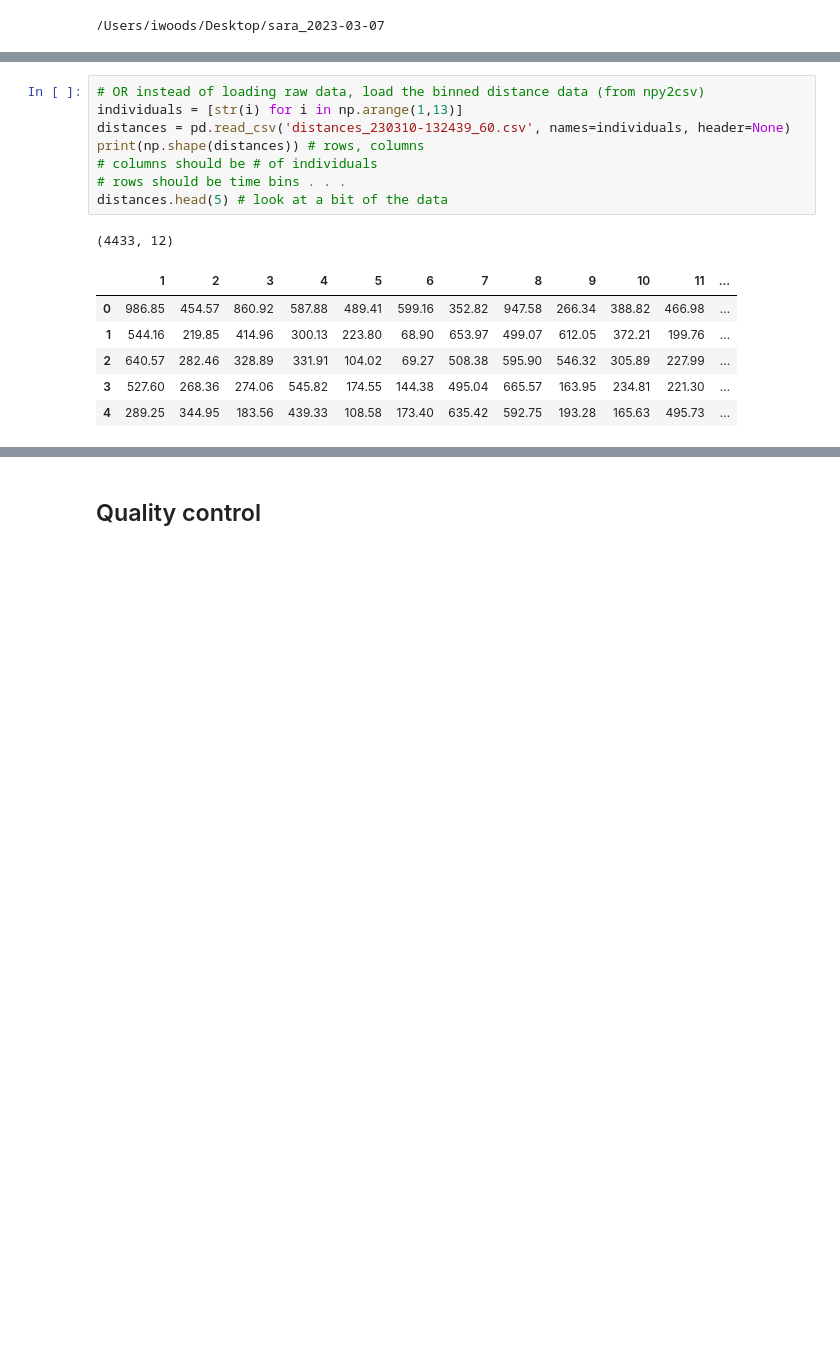
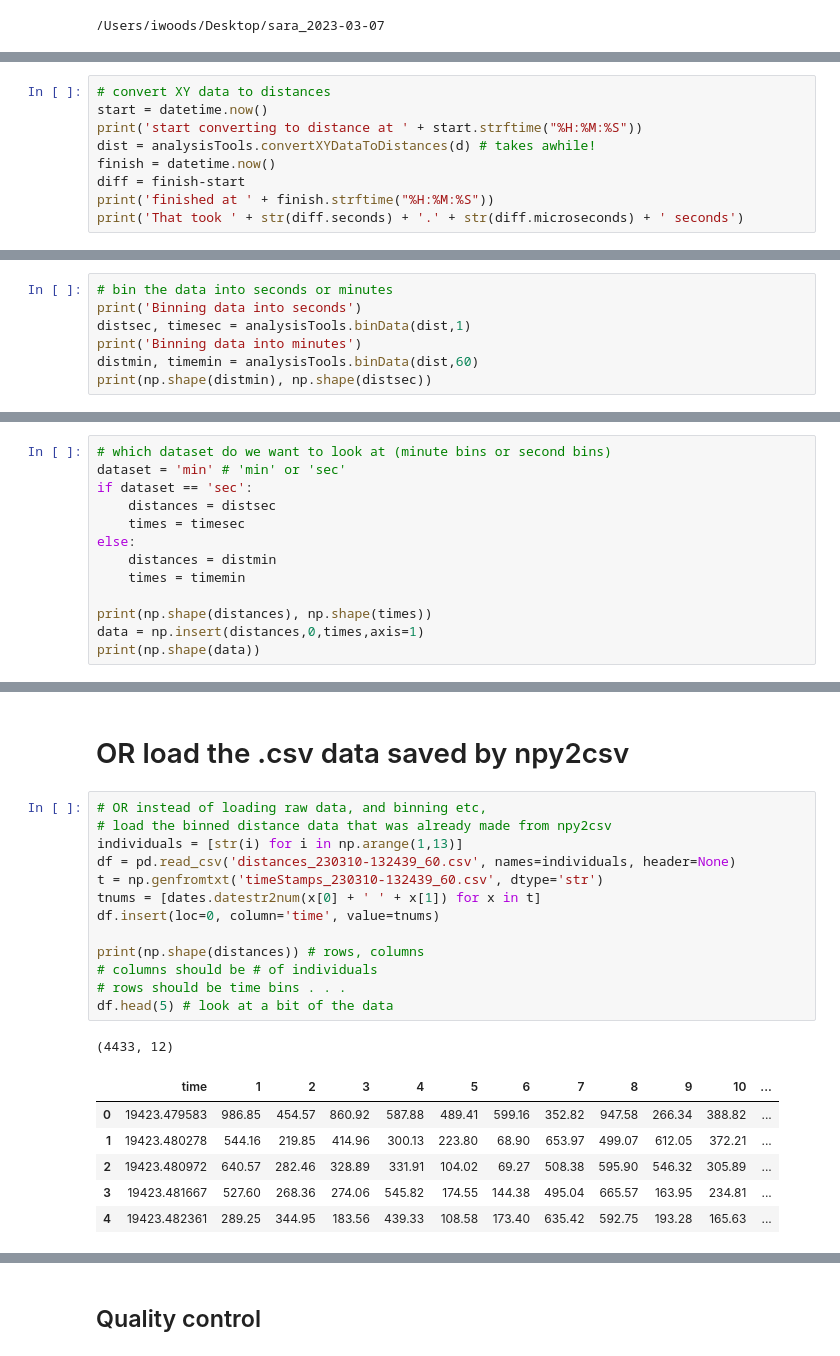
Before and after one commit to enwudz/pytracker, a Jupyter notebook: videotrack_analysis_daphnia.ipynb, the cells around one changed output, grey strips where cells are left out. Cells and saved outputs as stored; diff of their text form; blank space fills up the shorter version.

```diff
--- a/videotrack_analysis_daphnia.ipynb
+++ b/videotrack_analysis_daphnia.ipynb
@@ -21 +35,10 @@ Loading .npy files
 (2736000, 25)
+# %%
+# convert XY data to distances
+start = datetime.now()
+print('start converting to distance at ' + start.strftime("%H:%M:%S"))
+dist = analysisTools.convertXYDataToDistances(d) # takes awhile!
+finish = datetime.now()
+diff = finish-start
+print('finished at ' + finish.strftime("%H:%M:%S"))
+print('That took ' + str(diff.seconds) + '.' + str(diff.microseconds) + ' seconds')
@@ -21,0 +49,7 @@ Loading .npy files
+# %%
+# bin the data into seconds or minutes
+print('Binning data into seconds')
+distsec, timesec = analysisTools.binData(dist,1)
+print('Binning data into minutes')
+distmin, timemin = analysisTools.binData(dist,60)
+print(np.shape(distmin), np.shape(distsec))
@@ -21,0 +64,13 @@ Loading .npy files
+# %%
+# which dataset do we want to look at (minute bins or second bins)
+dataset = 'min' # 'min' or 'sec'
+if dataset == 'sec':
+    distances = distsec
+    times = timesec
+else:
+    distances = distmin
+    times = timemin
+
+print(np.shape(distances), np.shape(times))
+data = np.insert(distances,0,times,axis=1)
+print(np.shape(data))
@@ -22,16 +91,23 @@ Loading .npy files
+# %% [markdown]
+# OR load the .csv data saved by npy2csv
 # %%
-# OR instead of loading raw data, load the binned distance data (from npy2csv)
+# OR instead of loading raw data, and binning etc,
+# load the binned distance data that was already made from npy2csv
 individuals = [str(i) for i in np.arange(1,13)]
-distances = pd.read_csv('distances_230310-132439_60.csv', names=individuals, header=None)
+df = pd.read_csv('distances_230310-132439_60.csv', names=individuals, header=None)
+t = np.genfromtxt('timeStamps_230310-132439_60.csv', dtype='str')
+tnums = [dates.datestr2num(x[0] + ' ' + x[1]) for x in t]
+df.insert(loc=0, column='time', value=tnums)
+
 print(np.shape(distances)) # rows, columns
 # columns should be # of individuals
 # rows should be time bins . . .
-distances.head(5) # look at a bit of the data
+df.head(5) # look at a bit of the data
 # %% [output]
 (4433, 12)
-|  | 1 | 2 | 3 | 4 | 5 | 6 | 7 | 8 | 9 | 10 | 11 | ... |
-| 0 | 986.85 | 454.57 | 860.92 | 587.88 | 489.41 | 599.16 | 352.82 | 947.58 | 266.34 | 388.82 | 466.98 | ... |
-| 1 | 544.16 | 219.85 | 414.96 | 300.13 | 223.80 | 68.90 | 653.97 | 499.07 | 612.05 | 372.21 | 199.76 | ... |
-| 2 | 640.57 | 282.46 | 328.89 | 331.91 | 104.02 | 69.27 | 508.38 | 595.90 | 546.32 | 305.89 | 227.99 | ... |
-| 3 | 527.60 | 268.36 | 274.06 | 545.82 | 174.55 | 144.38 | 495.04 | 665.57 | 163.95 | 234.81 | 221.30 | ... |
-| 4 | 289.25 | 344.95 | 183.56 | 439.33 | 108.58 | 173.40 | 635.42 | 592.75 | 193.28 | 165.63 | 495.73 | ... |
+|  | time | 1 | 2 | 3 | 4 | 5 | 6 | 7 | 8 | 9 | 10 | ... |
+| 0 | 19423.479583 | 986.85 | 454.57 | 860.92 | 587.88 | 489.41 | 599.16 | 352.82 | 947.58 | 266.34 | 388.82 | ... |
+| 1 | 19423.480278 | 544.16 | 219.85 | 414.96 | 300.13 | 223.80 | 68.90 | 653.97 | 499.07 | 612.05 | 372.21 | ... |
+| 2 | 19423.480972 | 640.57 | 282.46 | 328.89 | 331.91 | 104.02 | 69.27 | 508.38 | 595.90 | 546.32 | 305.89 | ... |
+| 3 | 19423.481667 | 527.60 | 268.36 | 274.06 | 545.82 | 174.55 | 144.38 | 495.04 | 665.57 | 163.95 | 234.81 | ... |
+| 4 | 19423.482361 | 289.25 | 344.95 | 183.56 | 439.33 | 108.58 | 173.40 | 635.42 | 592.75 | 193.28 | 165.63 | ... |
```
Also changed, not shown: parts of 21 cells of this notebook, 1 other file.
